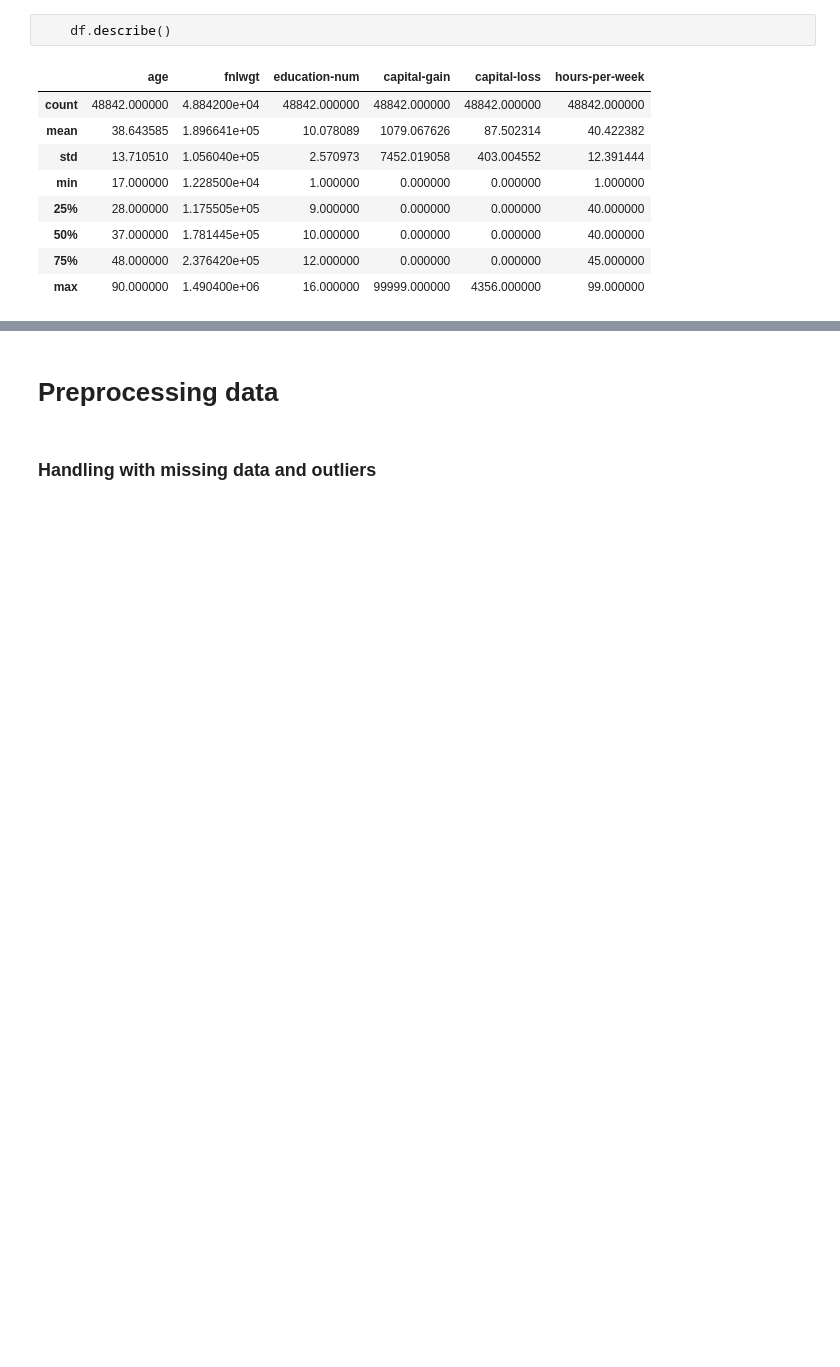
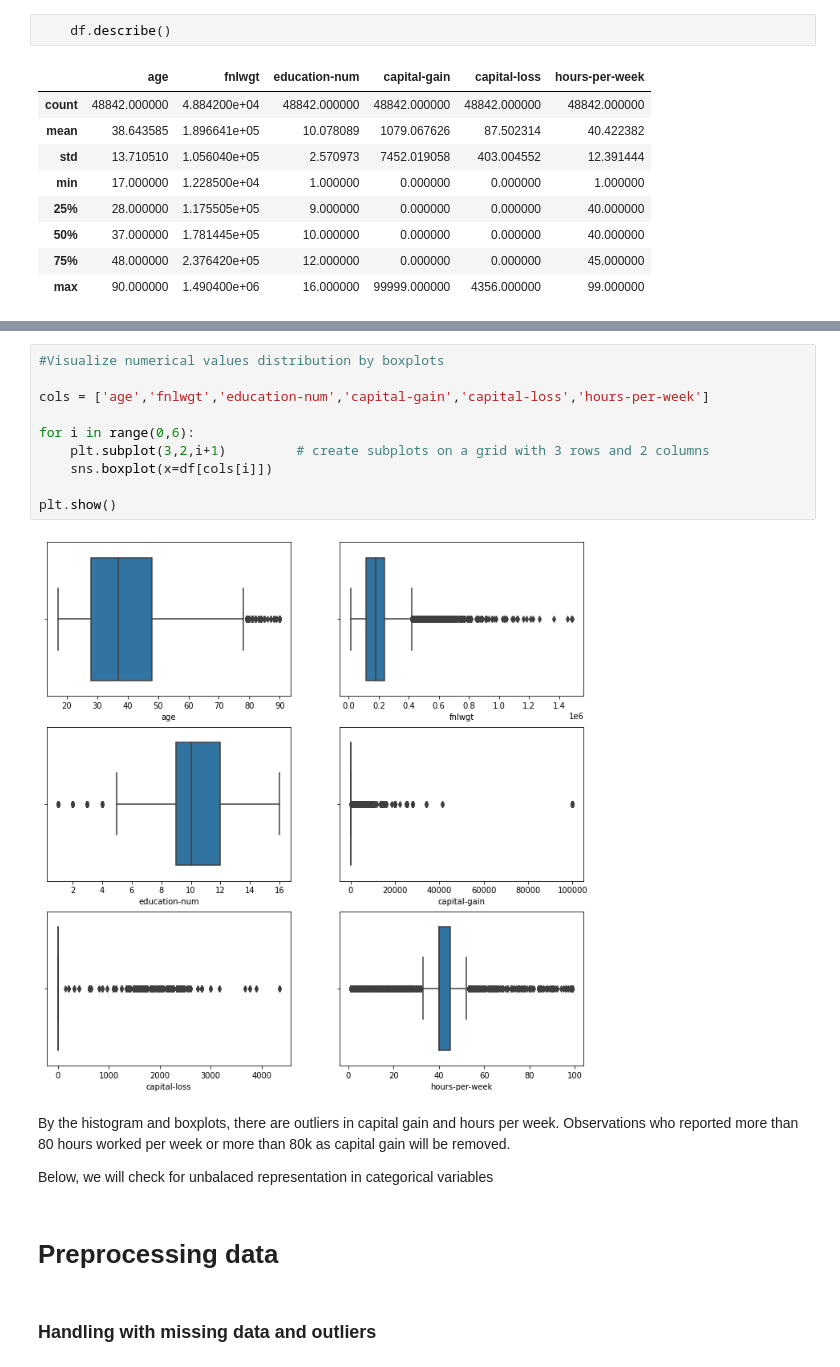
Before and after one commit to CatarinaGomes/PCS5024, a Jupyter notebook: project_01/uci-adult-repository.ipynb, the cells around one changed output, grey strips where cells are left out. Drawn from its saved outputs; the diff is of its cells as text; blank space fills up the shorter version.

```diff
--- a/project_01/uci-adult-repository.ipynb
+++ b/project_01/uci-adult-repository.ipynb
@@ -233,3 +210,19 @@ Maybe remove observations with less than 4 years of education
+# %%
+#Visualize numerical values distribution by boxplots
+
+cols = ['age','fnlwgt','education-num','capital-gain','capital-loss','hours-per-week']
+
+for i in range(0,6):
+    plt.subplot(3,2,i+1)         # create subplots on a grid with 3 rows and 2 columns
+    sns.boxplot(x=df[cols[i]])
+
+plt.show()
+# %% [output]
+[figure, added]
+# %% [markdown]
+By the histogram and boxplots, there are outliers in capital gain and hours per week. Observations who reported more than 80 hours worked per week or more than 80k as capital gain will be removed.
+
+Below, we will check for unbalaced representation in categorical variables
 # %% [markdown]
 # Preprocessing data
 # %% [markdown]
```
Also changed, not shown: parts of 17 cells of this notebook.
